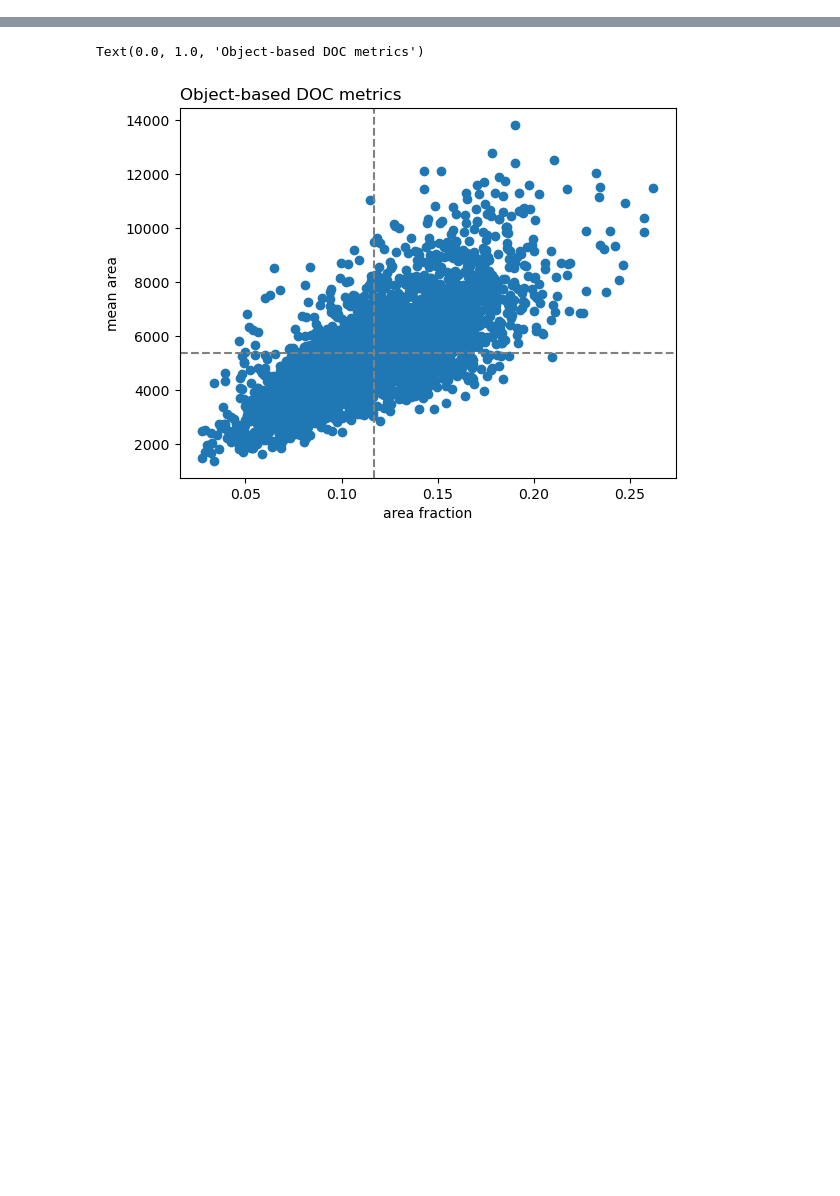
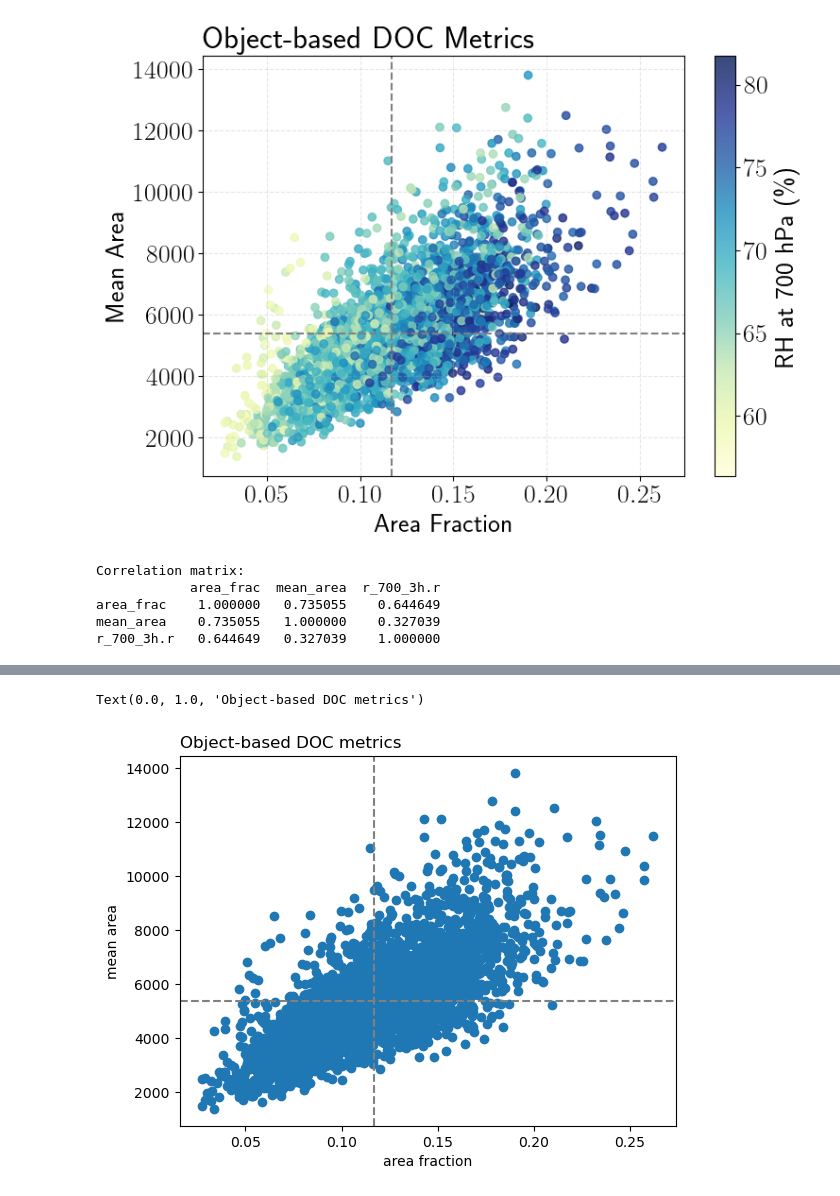
Before and after one commit to 21centuryweather/hk25-AusNode-DOCmeso, a Jupyter notebook: get_metrics/Greeshma/read_metrics.ipynb, the cells around one changed output, grey strips where cells are left out. Cells and saved outputs as stored; diff of their text form; code cells hidden in the pictures; blank space fills up the shorter version.

```diff
--- a/get_metrics/Greeshma/read_metrics.ipynb
+++ b/get_metrics/Greeshma/read_metrics.ipynb
@@ -61,0 +163,26 @@ Text(0.0, 1.0, 'Object-based DOC metrics')
+# %%
+import matplotlib.pyplot as plt
+plt.rcParams.update({"text.usetex": True, "font.size": 20})
+
+
+fig, ax = plt.subplots(figsize=(8, 6))
+
+# Scatter with RH as color
+sc = ax.scatter(area_frac, mean_area, c=r_700_3h.r, cmap="YlGnBu", alpha=0.8)
+
+ax.axhline(y=mean_area.mean().item(), ls="--", c="grey")
+ax.axvline(x=area_frac.mean().item(), ls="--", c="grey")
+
+ax.set_xlabel("Area Fraction")
+ax.set_ylabel("Mean Area")
+ax.set_title("Object-based DOC Metrics", loc="left")
+
+cb = plt.colorbar(sc, ax=ax)
+cb.set_label("RH at 700 hPa (\%)")
+
+ax.grid(True, linestyle="--", alpha=0.3)
+
+plt.tight_layout()
+plt.show()
+# %% [output]
+[figure, added]
@@ -61,0 +193,22 @@ Text(0.0, 1.0, 'Object-based DOC metrics')
+# %%
+import matplotlib.pyplot as plt
+import seaborn as sns
+import pandas as pd
+from scipy.stats import pearsonr
+
+data = pd.DataFrame({
+    'area_frac': a,
+    'mean_area': b,
+    'r_700_3h.r': c
+})
+
+
+
+print("Correlation matrix:")
+print(data.corr())
+# %% [output]
+Correlation matrix:
+            area_frac  mean_area  r_700_3h.r
+area_frac    1.000000   0.735055    0.644649
+mean_area    0.735055   1.000000    0.327039
+r_700_3h.r   0.644649   0.327039    1.000000
```
Also changed, not shown: parts of 13 cells of this notebook, 7 other files.
